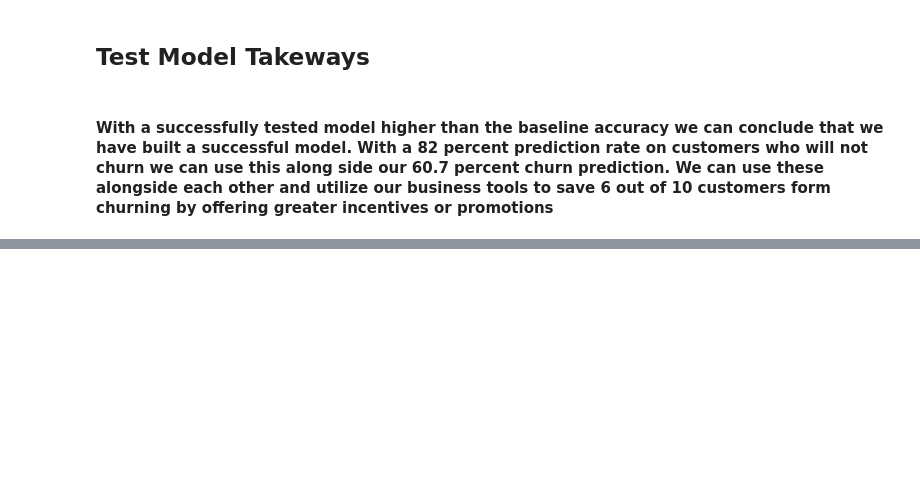
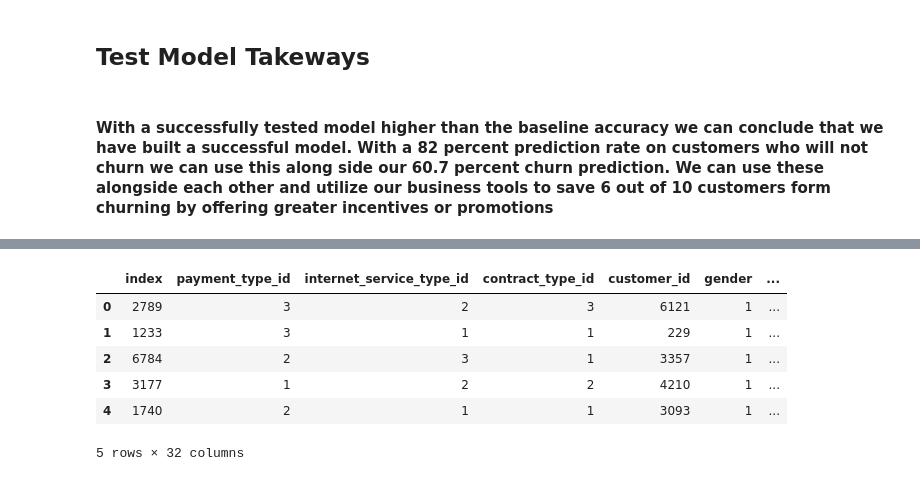
Before and after one commit to ForrestMccrosky/Classification_Project, a Jupyter notebook: final_class_project.ipynb, the cells around one changed output, grey strips where cells are left out. Saved outputs shown, nothing was run; the diff lists cells and outputs as text; code cells hidden in the pictures; blank space fills up the shorter version.

```diff
--- a/final_class_project.ipynb
+++ b/final_class_project.ipynb
@@ -689,0 +708,7 @@ The baseline accuracy is: 73.4720%
+# %%
+#my decision tree's probabilities
+probabilities = model.predict_proba(X_test)
+# %%
+#turning the probability predictions into a dataframe to add to the test dataframe
+proba_df = pd.DataFrame(probabilities, columns=model.classes_.tolist())
+proba_df.head()
@@ -689,0 +743,12 @@ The baseline accuracy is: 73.4720%
+# %%
+#adding the dataframes together to later create the neccessary csv later
+test_proba_df = pd.concat([test_df, proba_df], axis=1)
+test_proba_df.head()
+# %% [output]
+|  | index | payment_type_id | internet_service_type_id | contract_type_id | customer_id | gender | ... |
+| 0 | 2789 | 3 | 2 | 3 | 6121 | 1 | ... |
+| 1 | 1233 | 3 | 1 | 1 | 229 | 1 | ... |
+| 2 | 6784 | 2 | 3 | 1 | 3357 | 1 | ... |
+| 3 | 3177 | 1 | 2 | 2 | 4210 | 1 | ... |
+| 4 | 1740 | 2 | 1 | 1 | 3093 | 1 | ... |
+5 rows × 32 columns
```
Also changed, not shown: parts of 16 cells of this notebook.
